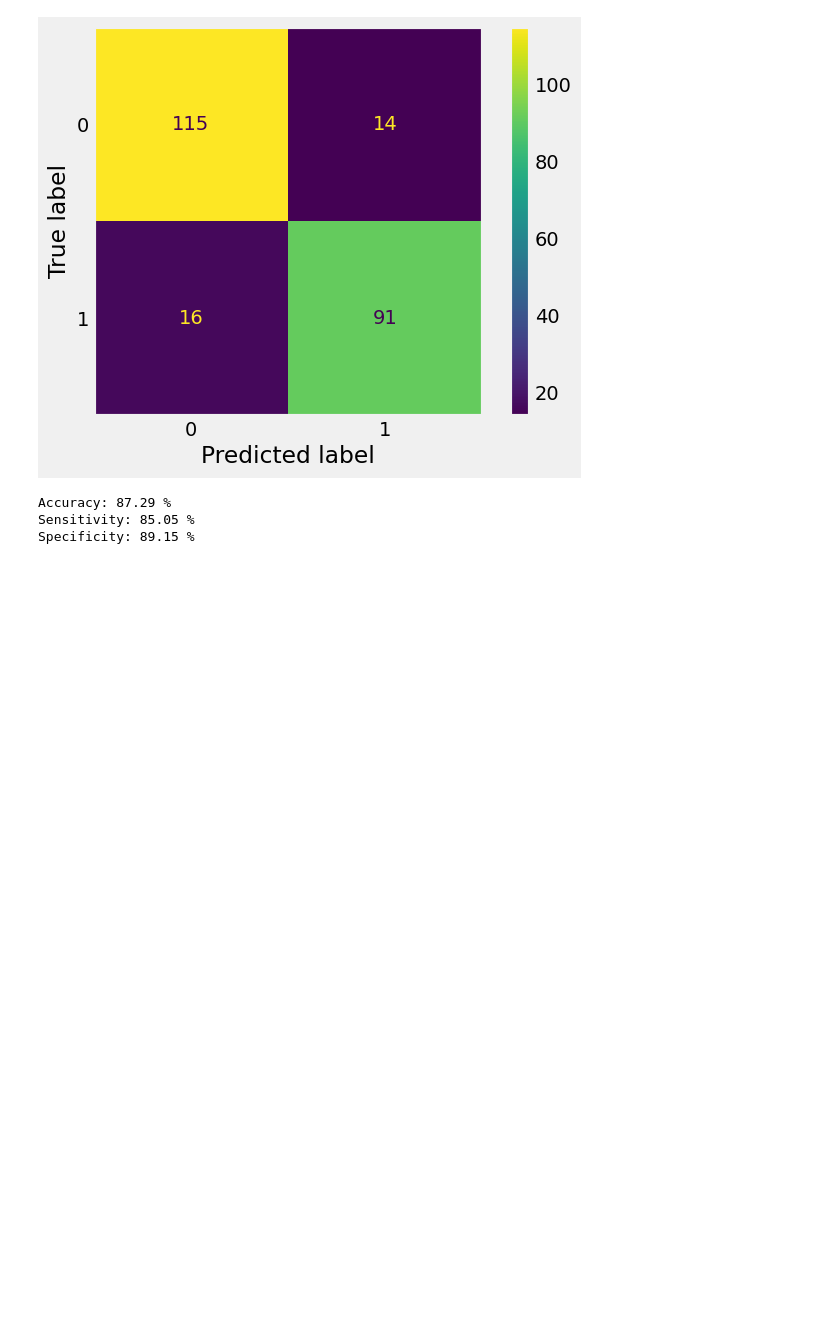
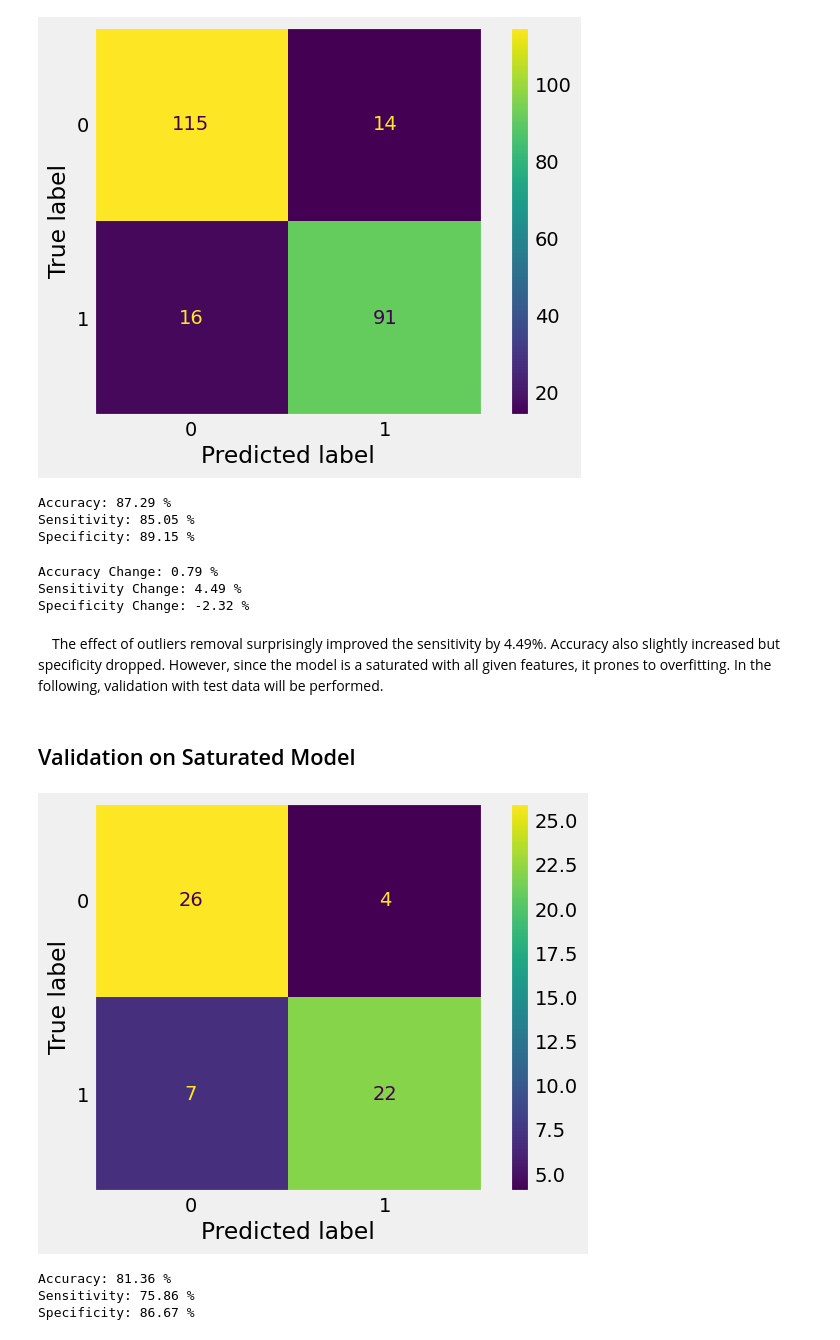
Before and after one commit to moscmh/heartdisease_by_logisticregression, a Jupyter notebook: heart.ipynb, the cells around one changed output. Cells and saved outputs as stored; diff of their text form; code cells hidden in the pictures; blank space fills up the shorter version.

```diff
--- a/heart.ipynb
+++ b/heart.ipynb
@@ -118,8 +121,6 @@ dtype: int64
 index_na = X.loc[X.isna().sum(axis=1) > 0,:].index
 # remove corresponding records in response variable
 y.drop(index=index_na, inplace=True)
-# drop records in predictors dataset
-X = X.dropna()
 # %%
 # Due to small number of records with missing values, records with missing values are removed
 print("Shape before:", X.shape)
@@ -386,3 +389,23 @@ Name: count, dtype: int64
 Accuracy: 87.29 %
 Sensitivity: 85.05 %
 Specificity: 89.15 %
+# %%
+# Metrics difference
+print("Accuracy Change:", round(acc_train2 - acc_train, 2), "%")
+print("Sensitivity Change:", round(sens_train2 - sens_train, 2), "%")
+print("Specificity Change:", round(spec_train2 - spec_train, 2), "%")
+# %% [output]
+Accuracy Change: 0.79 %
+Sensitivity Change: 4.49 %
+Specificity Change: -2.32 %
+# %% [markdown]
+&emsp;The effect of outliers removal surprisingly improved the sensitivity by 4.49%. Accuracy also slightly increased but specificity dropped. However, since the model is a saturated with all given features, it prones to overfitting. In the following, validation with test data will be performed.
+# %% [markdown]
+## Validation on Saturated Model<a id='valid-saturated'></a>
+# %%
+acc_test, sens_test, spec_test = metrics(lm2, X_test_scaled, y_test)
+# %% [output]
+[figure, added]
+Accuracy: 81.36 %
+Sensitivity: 75.86 %
+Specificity: 86.67 %
```
Also changed, not shown: parts of 7 cells of this notebook.
